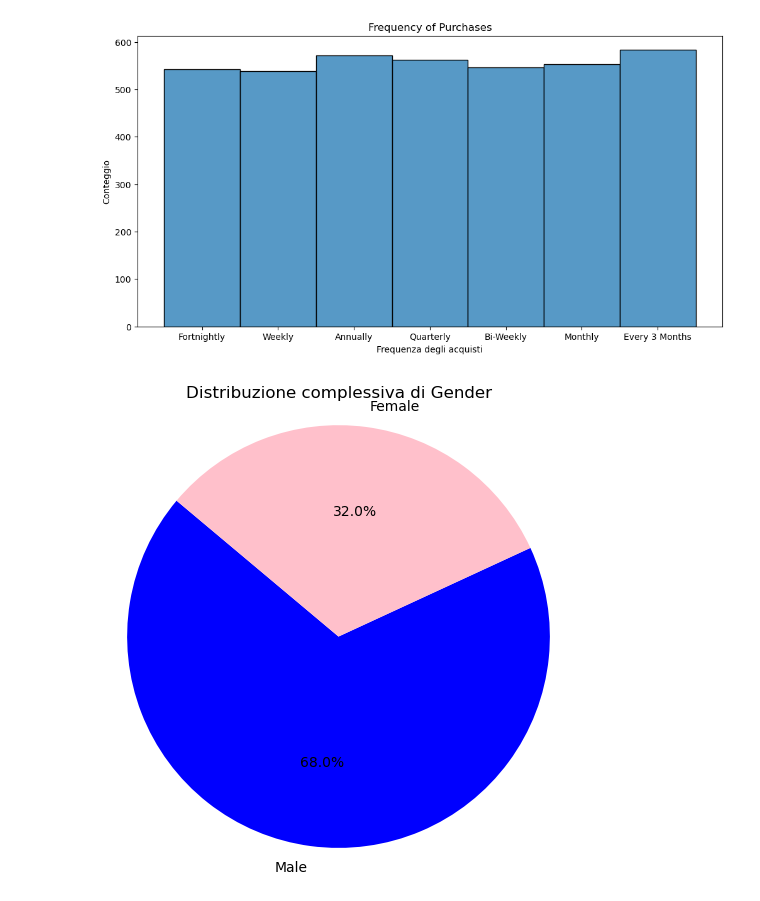
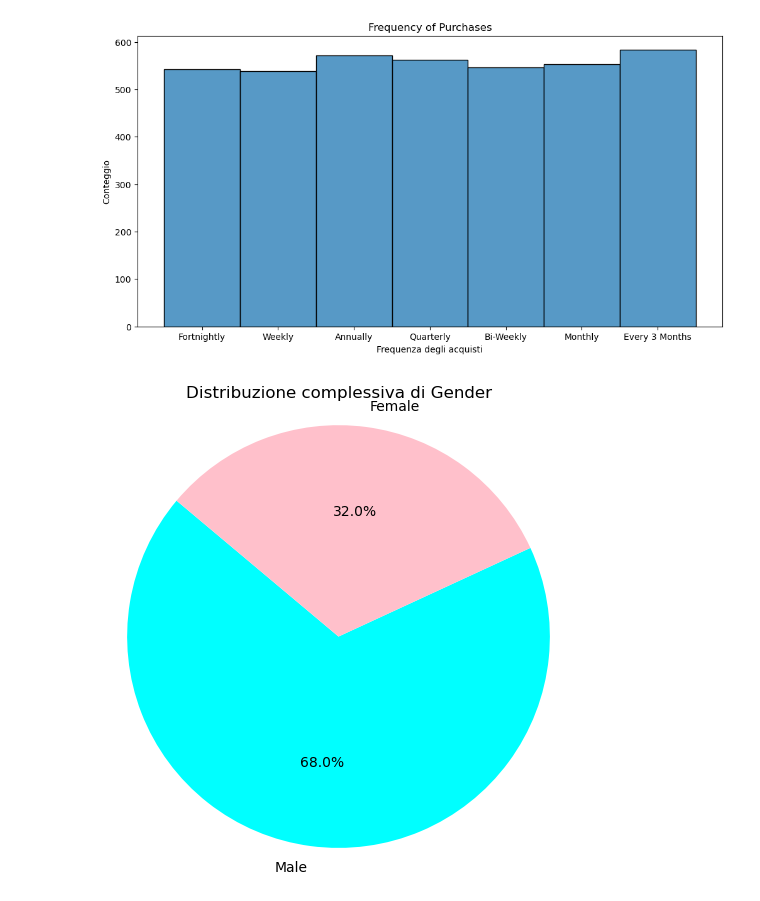
Before and after one commit to J0joFra/Shopping_Behavior, a Jupyter notebook: notebooks/DataVisualization.ipynb, the cells around one changed output. Cells and saved outputs as stored; diff of their text form; code cells hidden in the pictures.

```diff
--- a/notebooks/DataVisualization.ipynb
+++ b/notebooks/DataVisualization.ipynb
@@ -141,11 +141,11 @@ plt.show()
 # %%
 # Distribuzione complessiva di Gender
 gender_counts_all = df['Gender'].value_counts()
 
 plt.figure(figsize=(6, 6))
-plt.pie(gender_counts_all, labels=gender_counts_all.index, autopct='%1.1f%%', colors=['blue', 'pink'], startangle=140)
+plt.pie(gender_counts_all, labels=gender_counts_all.index, autopct='%1.1f%%', colors=['cyan', 'pink'], startangle=140)
 plt.title('Distribuzione complessiva di Gender')
 plt.axis('equal')  # Per garantire che il grafico sia un cerchio
 plt.show()
 # %% [output]
-[figure, old version]
+[figure, new version]
```
Also changed, not shown: parts of 3 cells of this notebook, 3 other files.
